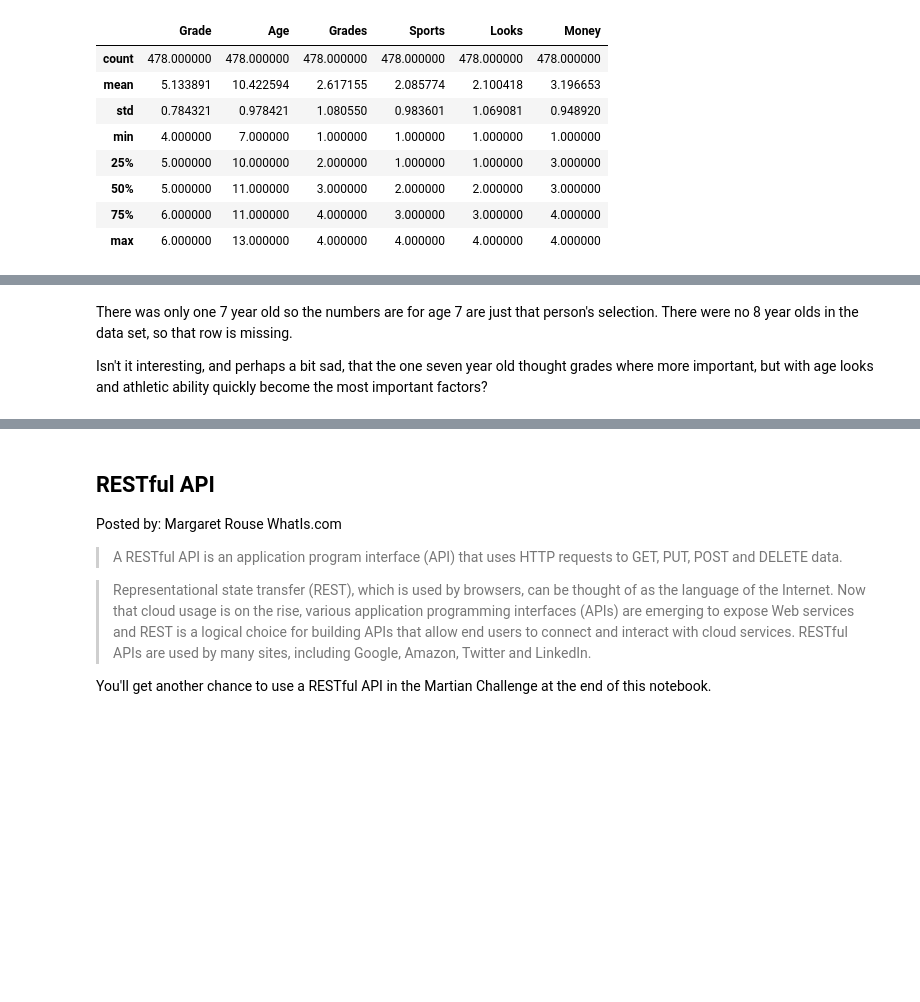
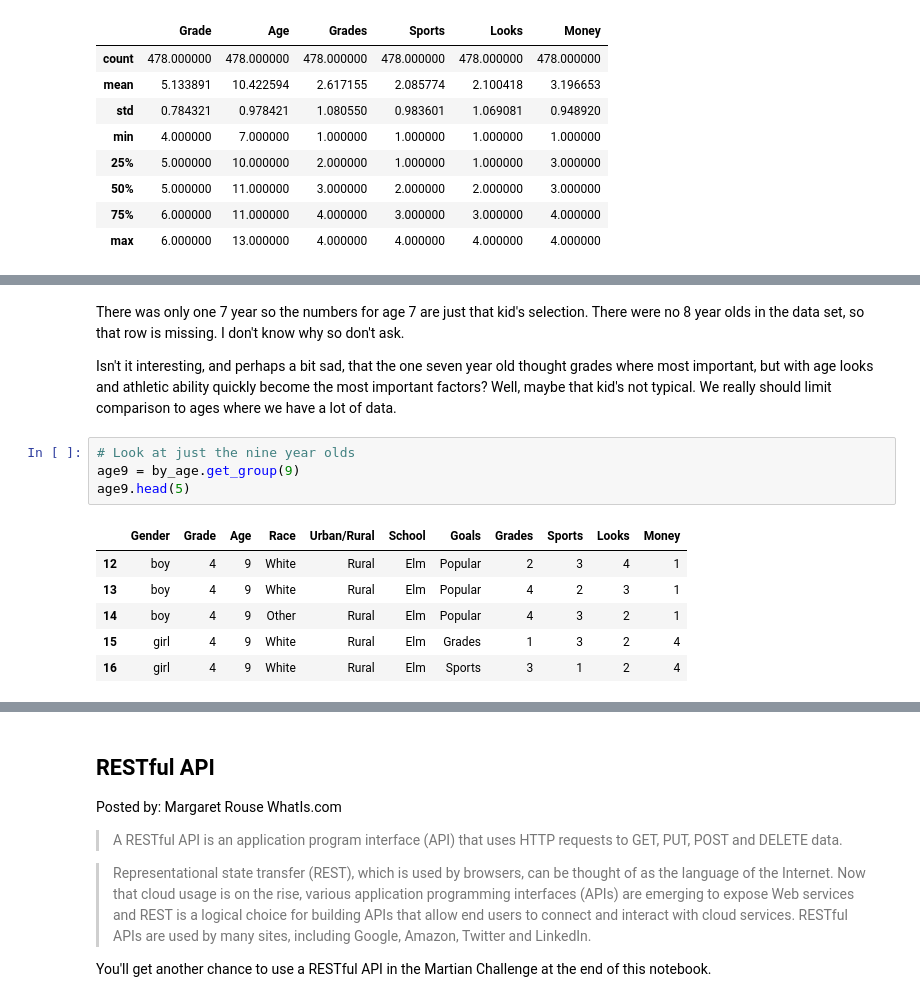
Before and after one commit to jenyquist/PLAM, a Jupyter notebook: Class10/Class10.ipynb, the cells around one changed output, grey strips where cells are left out. Saved outputs shown, nothing was run; the diff lists cells and outputs as text; blank space fills up the shorter version.

```diff
--- a/Class10/Class10.ipynb
+++ b/Class10/Class10.ipynb
@@ -130,4 +145,15 @@ averages[['Grades', 'Sports','Looks', 'Money']]
 # %% [markdown]
-There was only one 7 year old so the numbers are for age 7 are just that person's selection.  There were no 8 year olds in the data set, so that row is missing.
+There was only one 7 year so the numbers for age 7 are just that kid's selection.  There were no 8 year olds in the data set, so that row is missing. I don't know why so don't ask.
 
-Isn't it interesting, and perhaps a bit sad, that the one seven year old thought grades where more important, but with age looks and athletic ability quickly become the most important factors?
+Isn't it interesting, and perhaps a bit sad, that the one seven year old thought grades where most important, but with age looks and athletic ability quickly become the most important factors? Well, maybe that kid's not typical. We really should limit comparison to ages where we have a lot of data.
+# %%
+# Look at just the nine year olds
+age9 = by_age.get_group(9)
+age9.head(5)
+# %% [output]
+|  | Gender | Grade | Age | Race | Urban/Rural | School | Goals | Grades | Sports | Looks | Money |
+| 12 | boy | 4 | 9 | White | Rural | Elm | Popular | 2 | 3 | 4 | 1 |
+| 13 | boy | 4 | 9 | White | Rural | Elm | Popular | 4 | 2 | 3 | 1 |
+| 14 | boy | 4 | 9 | Other | Rural | Elm | Popular | 4 | 3 | 2 | 1 |
+| 15 | girl | 4 | 9 | White | Rural | Elm | Grades | 1 | 3 | 2 | 4 |
+| 16 | girl | 4 | 9 | White | Rural | Elm | Sports | 3 | 1 | 2 | 4 |
```
Also changed, not shown: parts of 30 cells of this notebook, 4 other files.
